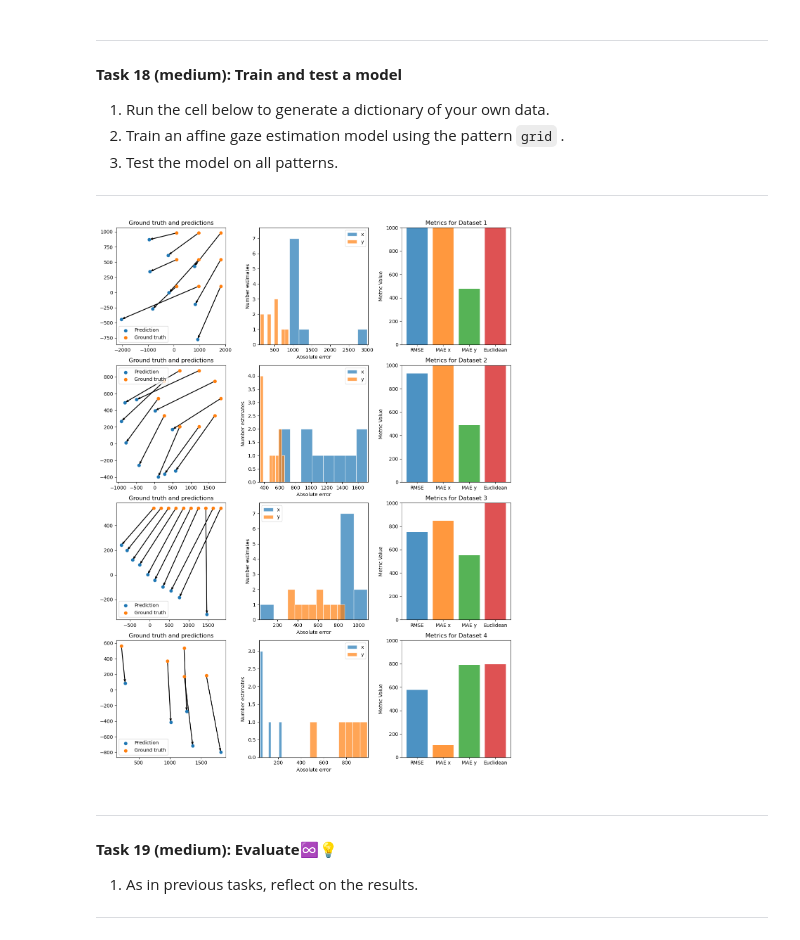
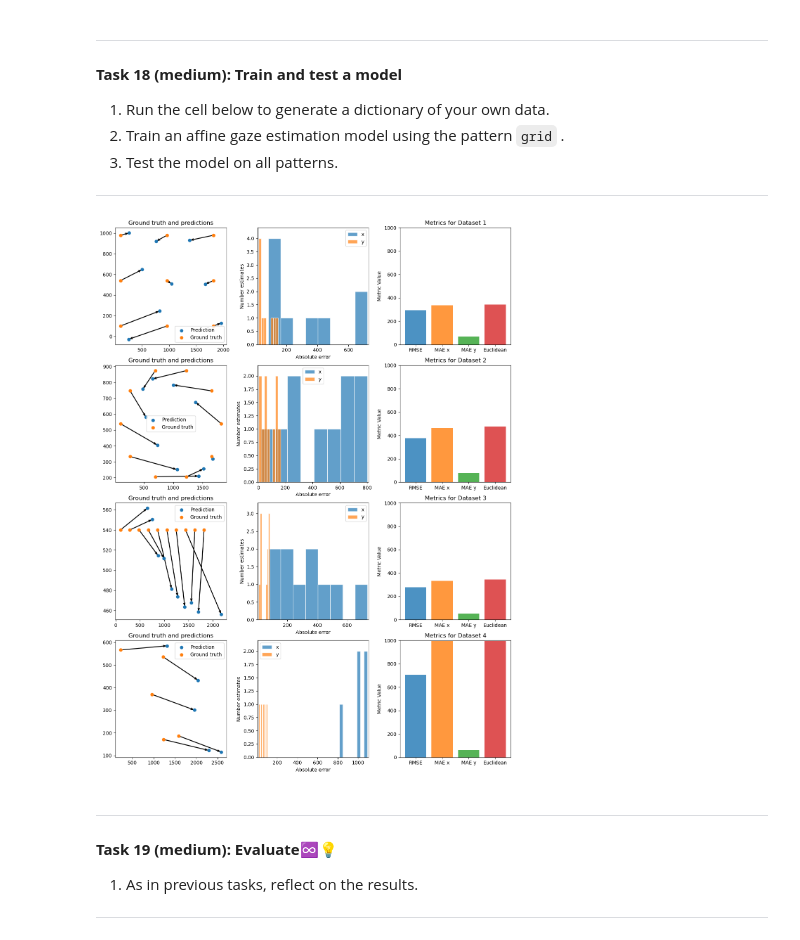
Before and after one commit to Grumlebob/MachineLearning2024, a Jupyter notebook: Exercises/vscode/W06/02-gaze.ipynb, the cells around one changed output. Cells and saved outputs as stored; diff of their text form; code cells hidden in the pictures.

```diff
--- a/Exercises/vscode/W06/02-gaze.ipynb
+++ b/Exercises/vscode/W06/02-gaze.ipynb
@@ -982,10 +984,10 @@ The pipeline of collecting data, training a model, testing, and evaluating it ha
 ---
 # %%
 Thor_data = iml_util.gen_data_subject('test_subject_Thor')
-results_linear_thor = results_for_model(LinearGaze(), D, Thor_data, 'pupils_n_train', 'screen_coordinates_train', 'pupils_test', 'screen_coordinates_test', 4)
+results_linear_thor = results_for_model(LinearGaze(), Thor_data, Thor_data, 'pupils_train', 'screen_coordinates_train', 'pupils_test', 'screen_coordinates_test', 4)
 iml_util.plot_results_grid(results_linear_thor, 4)
 # %% [output]
-[figure, old version]
+[figure, new version]
 # %% [markdown]
 
 ---
```
Also changed, not shown: parts of 23 cells of this notebook, 1 other file.
